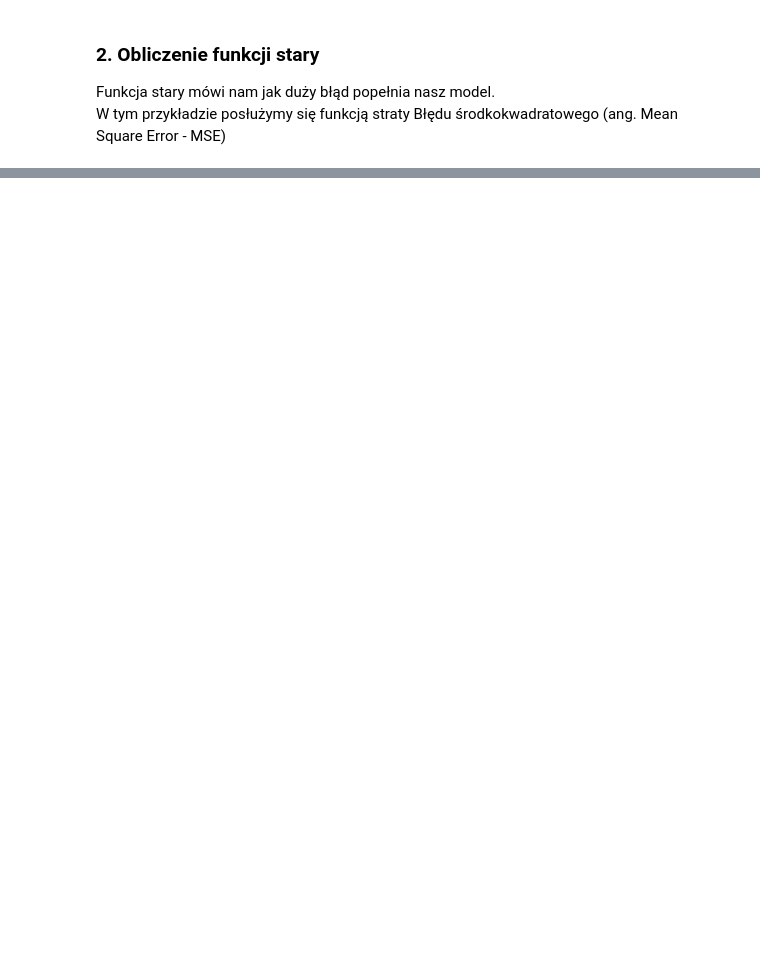
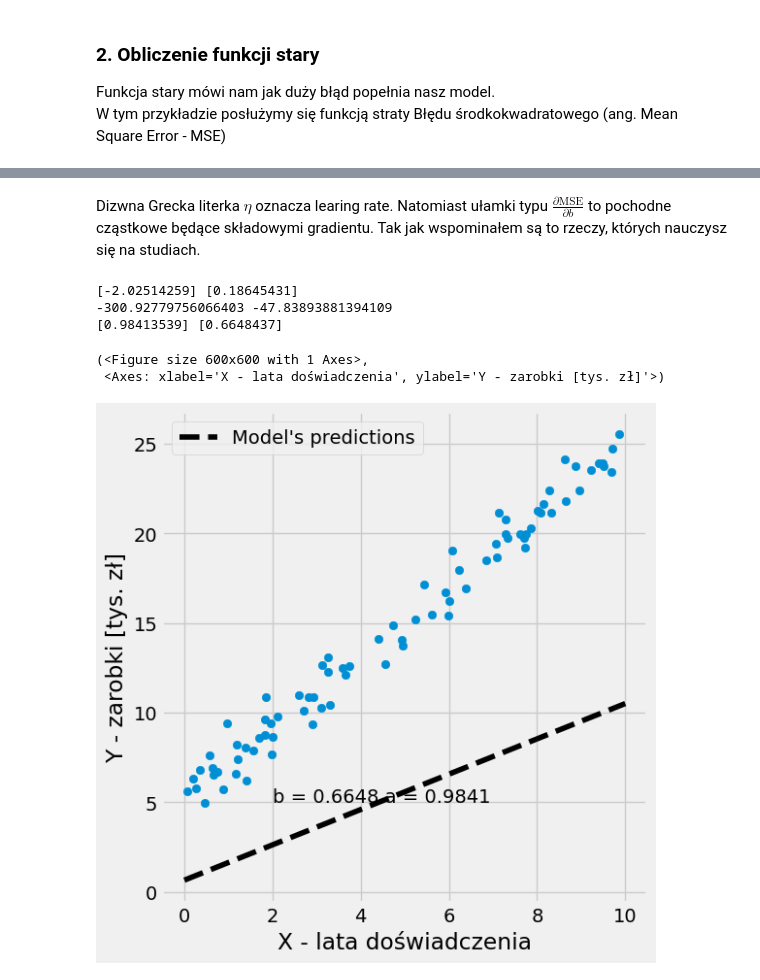
Before and after one commit to Artificial-Intelligence-in-Medicine-AGH/AGH_open_days_AI_MED, a Jupyter notebook: linear_regression.ipynb, the cells around one changed output, grey strips where cells are left out. Saved outputs shown, nothing was run; the diff lists cells and outputs as text; code cells hidden in the pictures; blank space fills up the shorter version.

```diff
--- a/linear_regression.ipynb
+++ b/linear_regression.ipynb
@@ -81,0 +117,4 @@ Funkcja stary mówi nam jak duży błąd popełnia nasz model.<br/> W tym przyk
+# %%
+error = y_pred - y_train
+loss = np.mean(error**2)
+print(f"Loss: {loss}")
@@ -81,0 +127,4 @@ Funkcja stary mówi nam jak duży błąd popełnia nasz model.<br/> W tym przyk
+# %%
+b_grad = 2 * error.mean()
+a_grad = 2 * (x_train * error).mean()
+print(b_grad, a_grad)
@@ -81,0 +145,20 @@ Funkcja stary mówi nam jak duży błąd popełnia nasz model.<br/> W tym przyk
+# %% [markdown]
+Dizwna Grecka literka $\eta$ oznacza learing rate. Natomiast ułamki typu  $\frac{\partial{\text{MSE}}}{\partial{b}}$ to pochodne cząstkowe będące składowymi gradientu. Tak jak wspominałem są to rzeczy, których nauczysz się na studiach.
+# %%
+
+lr = 0.01
+
+print(a, b)
+b = b - lr * b_grad
+a = a - lr * a_grad
+
+print(a_grad, b_grad)
+print(a, b)
+figure2(x_train,y_train,b,a)
+# %% [output]
+[-2.02514259] [0.18645431]
+-300.92779756066403 -47.83893881394109
+[0.98413539] [0.6648437]
+(<Figure size 600x600 with 1 Axes>,
+ <Axes: xlabel='X - lata doświadczenia', ylabel='Y - zarobki [tys. zł]'>)
+[figure, added]
```
Also changed, not shown: parts of 17 cells of this notebook, 1 other file.
